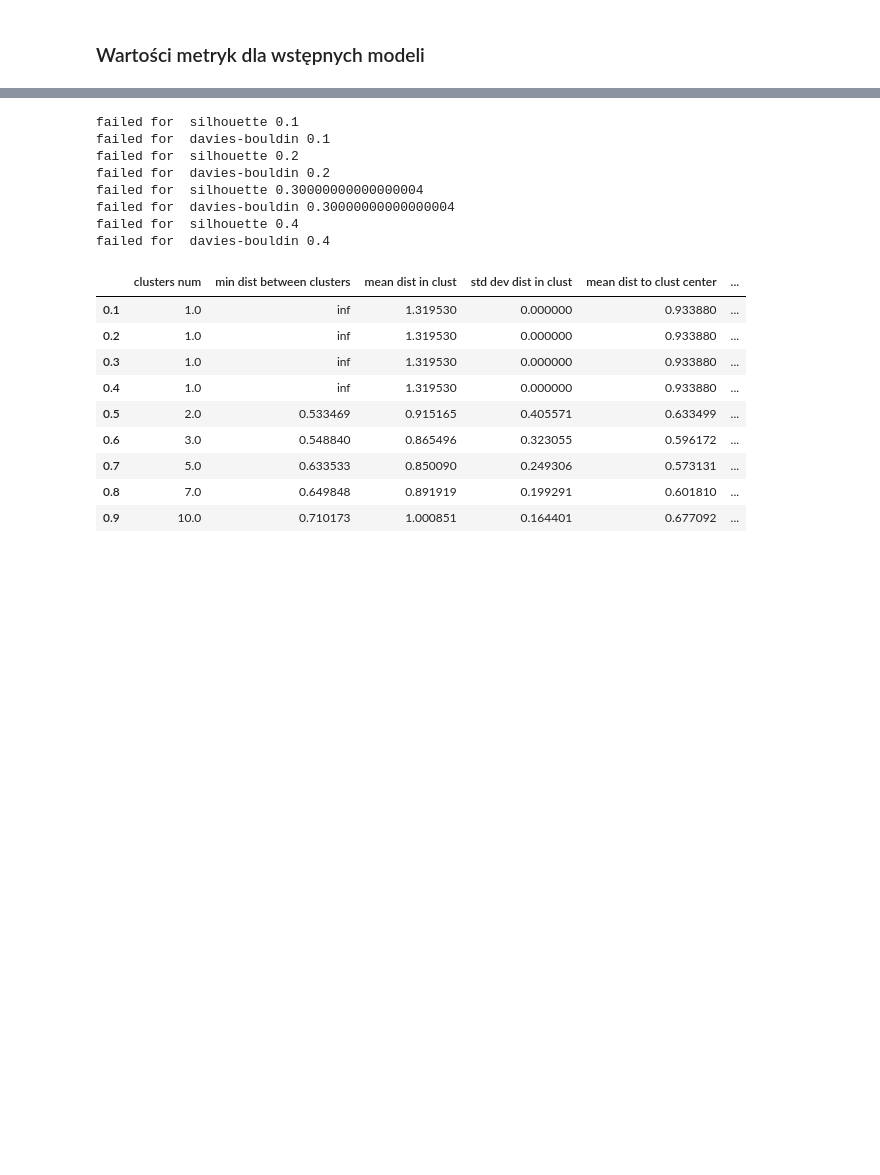
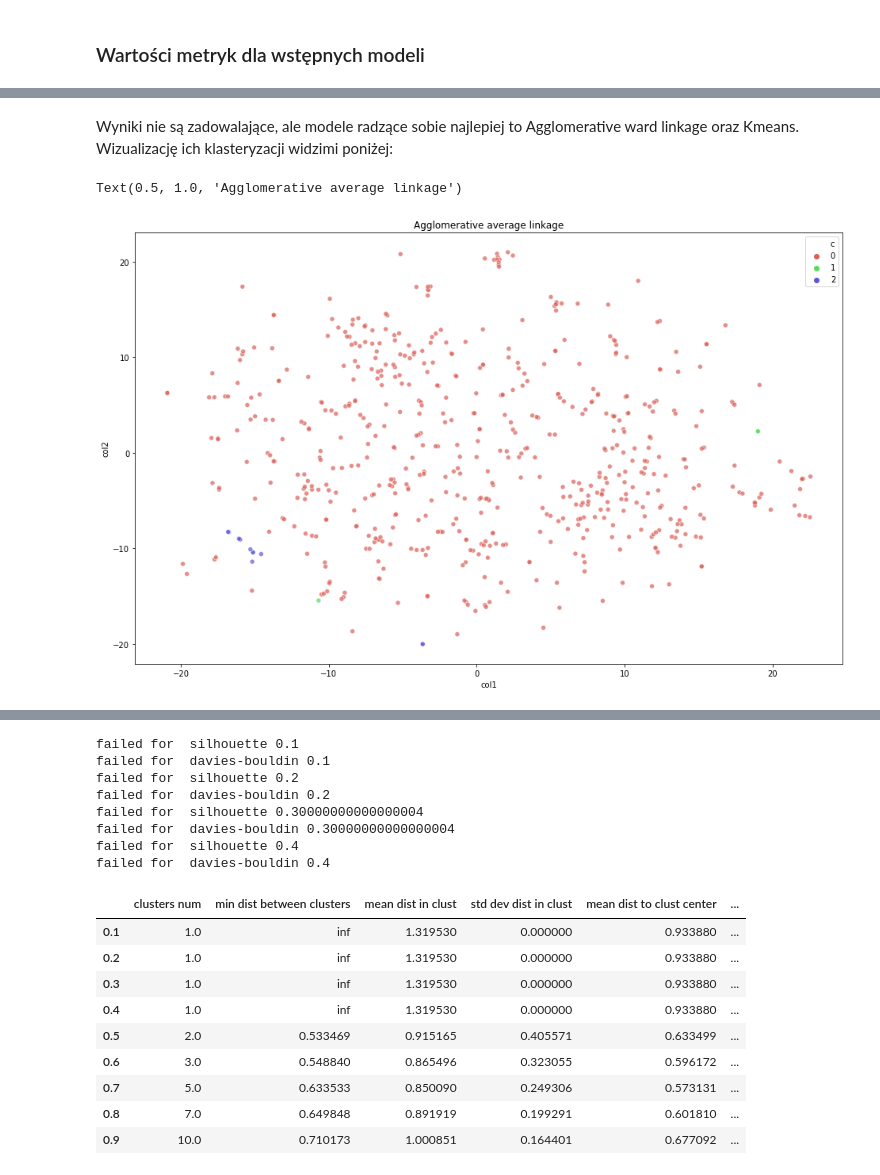
Before and after one commit to p-przybylek/2020L-WUM, a Jupyter notebook: Projekty/Projekt2/Grupa3/StaronSzypulaUrbala/RAPORT.ipynb, the cells around one changed output, grey strips where cells are left out. Drawn from its saved outputs; the diff is of its cells as text; code cells hidden in the pictures; blank space fills up the shorter version.

Commit message:
t-sne modele

```diff
--- a/Projekty/Projekt2/Grupa3/StaronSzypulaUrbala/RAPORT.ipynb
+++ b/Projekty/Projekt2/Grupa3/StaronSzypulaUrbala/RAPORT.ipynb
@@ -296,0 +337,4 @@ def calculate_metrics(X, cluster_num):
+# %%
+tsne = TSNE(n_components=2, verbose=1, perplexity=20, n_iter=300)
+tsne_results_p = tsne.fit_transform(X_p)
+tsne_results_w = tsne.fit_transform(X_w)
@@ -311,0 +371,21 @@ whole_text_metrics
+# %% [markdown]
+Wyniki nie są zadowalające, ale modele radzące sobie najlepiej to Agglomerative ward linkage oraz Kmeans. Wizualizację ich klasteryzacji widzimi poniżej:
+# %%
+agg_avg = AgglomerativeClustering(n_clusters=3, linkage = 'average')
+labels = agg_avg.fit_predict(X_w)
+
+df = pd.DataFrame(data = tsne_results_w, columns = ['col1', 'col2'])
+
+df['c'] = labels
+plt.figure(figsize=(16,10))
+sns.scatterplot(
+    x="col1", y="col2",
+    hue="c",
+    palette=sns.color_palette("hls", len(set(labels))),
+    data=df,
+    legend="full",
+    alpha=0.7
+).set_title("Agglomerative average linkage")
+# %% [output]
+Text(0.5, 1.0, 'Agglomerative average linkage')
+[figure, added]
```
Also changed, not shown: parts of 22 cells of this notebook.
